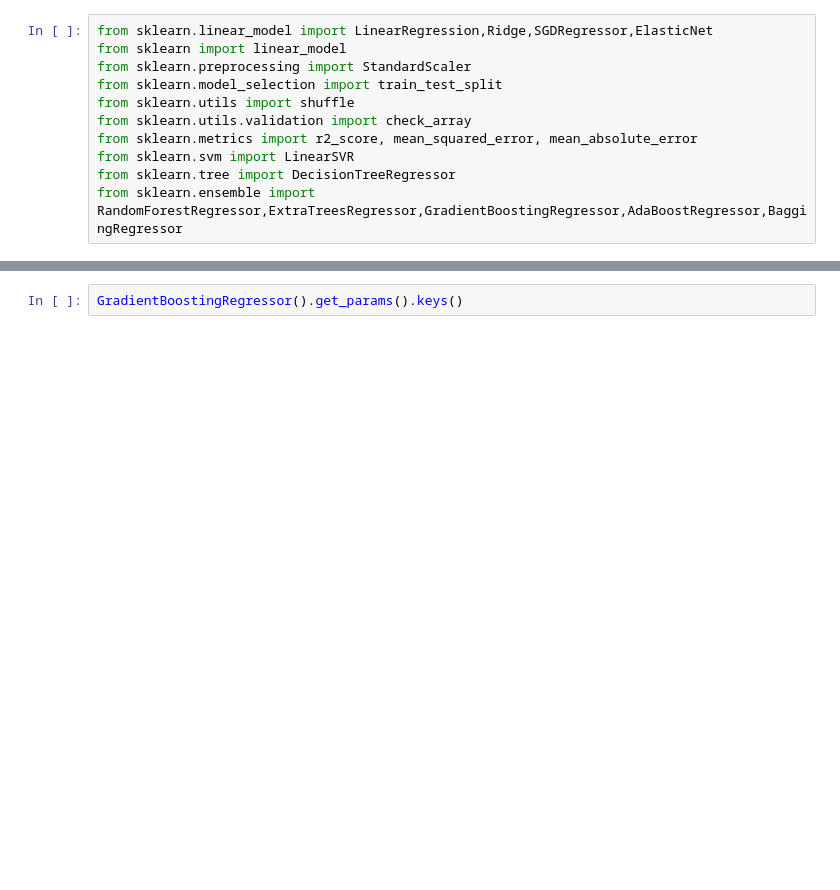
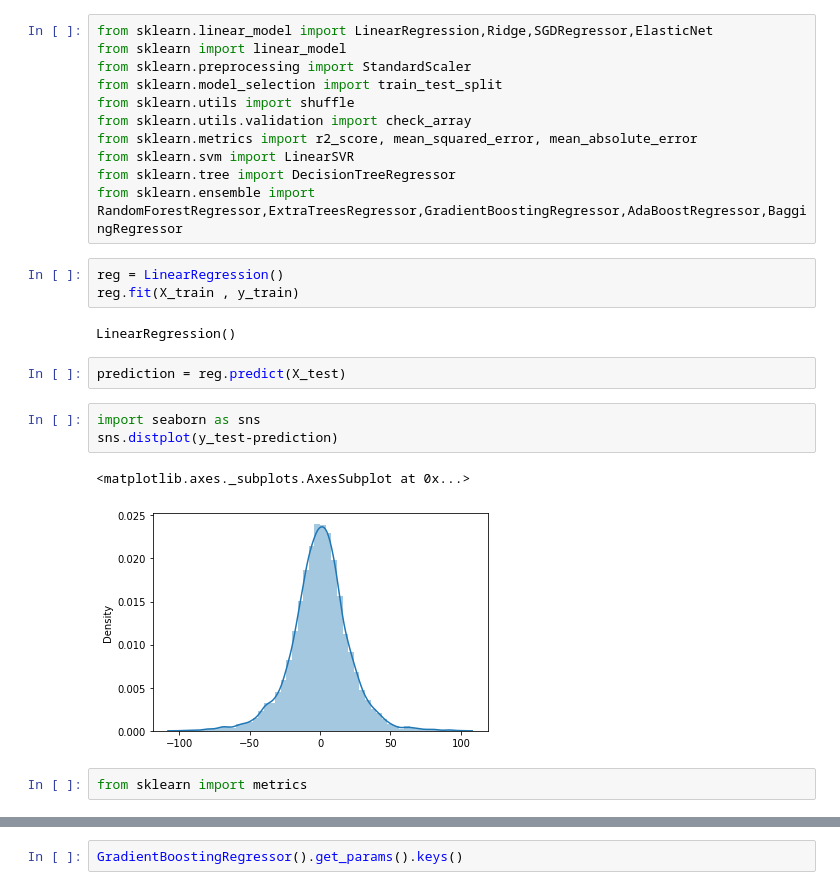
Before and after one commit to BhavyaKollapaneni2003/Analysis-of-Indian-Premiere-League, a Jupyter notebook: IPL_Data_Analysis.ipynb, the cells around one changed output, grey strips where cells are left out. Drawn from its saved outputs; the diff is of its cells as text; blank space fills up the shorter version.

```diff
--- a/IPL_Data_Analysis.ipynb
+++ b/IPL_Data_Analysis.ipynb
@@ -821,3 +821,18 @@ from sklearn.metrics import r2_score, mean_squared_error, mean_absolute_error
 from sklearn.svm import LinearSVR
 from sklearn.tree import DecisionTreeRegressor
 from sklearn.ensemble import RandomForestRegressor,ExtraTreesRegressor,GradientBoostingRegressor,AdaBoostRegressor,BaggingRegressor
+# %%
+reg = LinearRegression()
+reg.fit(X_train , y_train)
+# %% [output]
+LinearRegression()
+# %%
+prediction = reg.predict(X_test)
+# %%
+import seaborn as sns
+sns.distplot(y_test-prediction)
+# %% [output]
+<matplotlib.axes._subplots.AxesSubplot at 0x...>
+[figure, added]
+# %%
+from sklearn import metrics
```
Also changed, not shown: parts of 3 cells of this notebook.
